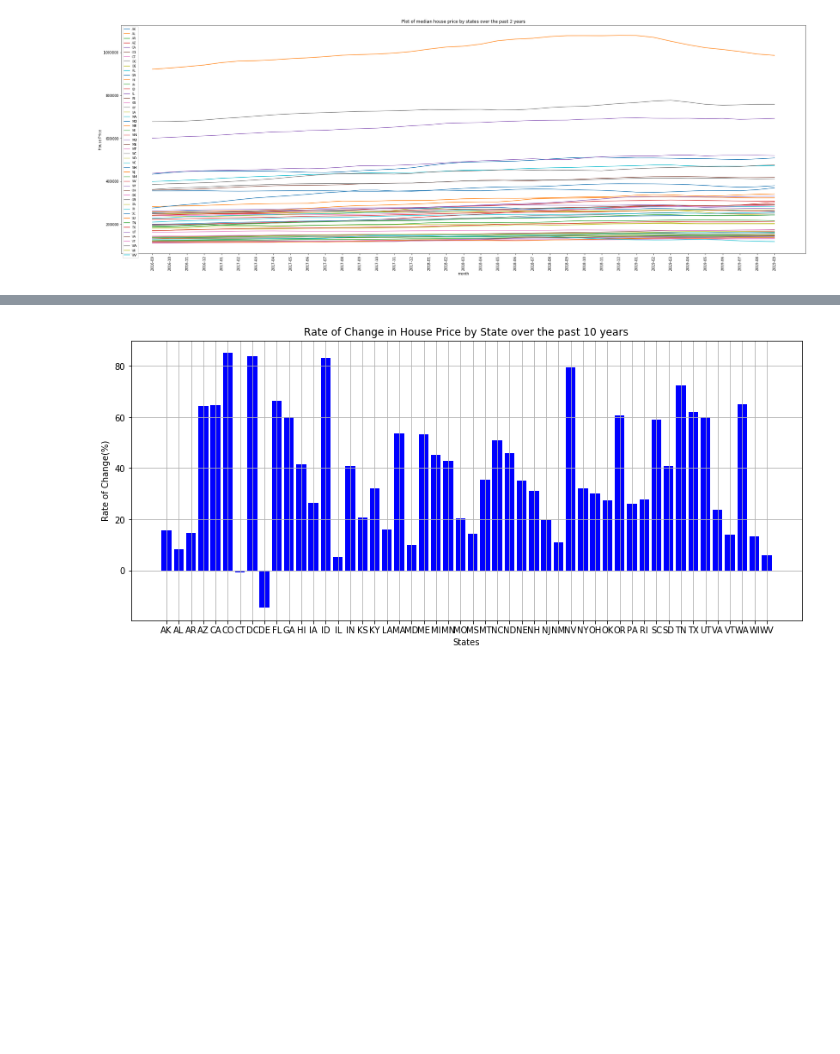
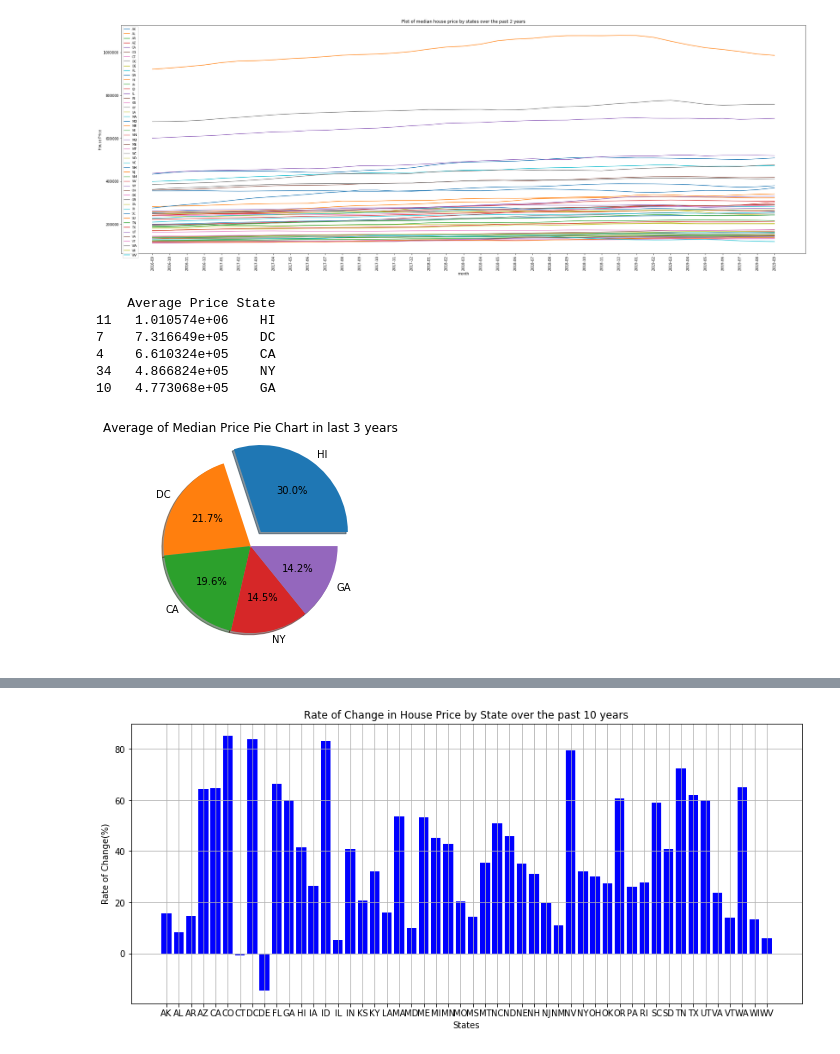
Before and after one commit to vitoperez117/Python-Project-US-Housing, a Jupyter notebook: US_housing_price/US_housing_price.ipynb, the cells around one changed output, grey strips where cells are left out. Drawn from its saved outputs; the diff is of its cells as text; code cells hidden in the pictures; blank space fills up the shorter version.

```diff
--- a/US_housing_price/US_housing_price.ipynb
+++ b/US_housing_price/US_housing_price.ipynb
@@ -240,5 +240,24 @@ plt.savefig("../output plot/Median Price per State over 2 years.png")
 # %% [output]
 [figure]
+# %%
+house_pie = house_pre.iloc[:,247:284]
+med = house_pie.T.mean()
+house_pie_plt = pd.DataFrame(states,med).reset_index()
+house_pie_plt = house_pie_plt.rename(columns = {"index":"Average Price"})
+house_pie_plt_top5 = house_pie_plt.sort_values(by = "Average Price", ascending = False).head()
+plt.pie(house_pie_plt_top5["Average Price"],labels = house_pie_plt_top5["State"],explode=(0.2, 0, 0, 0, 0)
+        ,shadow = True,autopct='%1.1f%%')
+print(house_pie_plt_top5)
+plt.title("Average of Median Price Pie Chart in last 3 years")
+plt.savefig("../output plot/Average of Median Price Pie Chart in last 3 years.png")
+# %% [output]
+    Average Price State
+11   1.010574e+06    HI
+7    7.316649e+05    DC
+4    6.610324e+05    CA
+34   4.866824e+05    NY
+10   4.773068e+05    GA
+[figure, added]
 # %%
 house_pre["3years"]=((house_pre["2019-09"]-house_pre["2016-09"])/house_pre["2016-09"])*100
 house_pre["10years"]=((house_pre["2019-09"]-house_pre["2009-09"])/house_pre["2009-09"])*100
```
Also changed, not shown: parts of 12 cells of this notebook, 6 other files.
